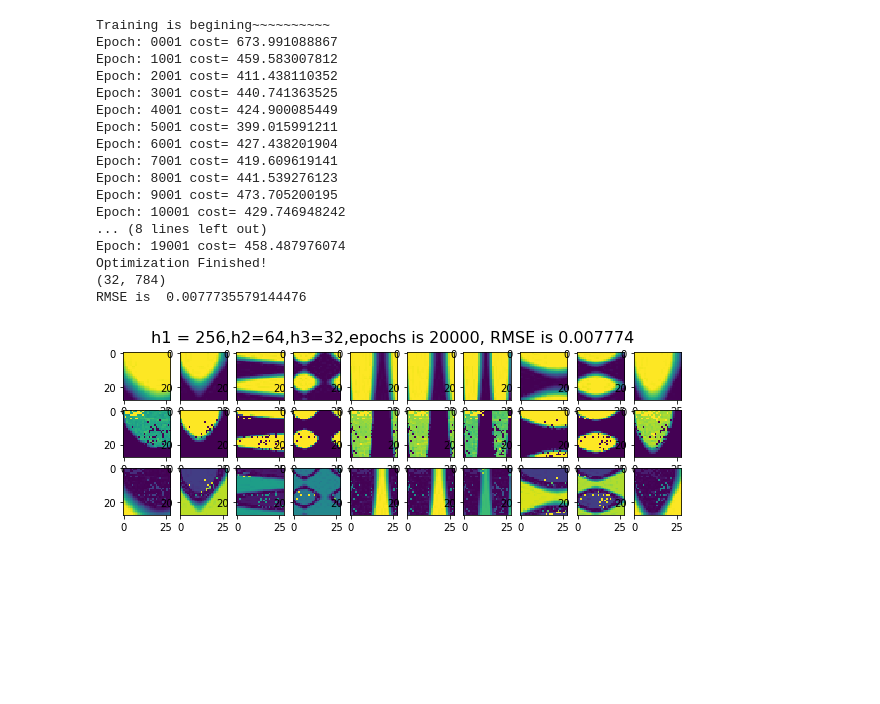
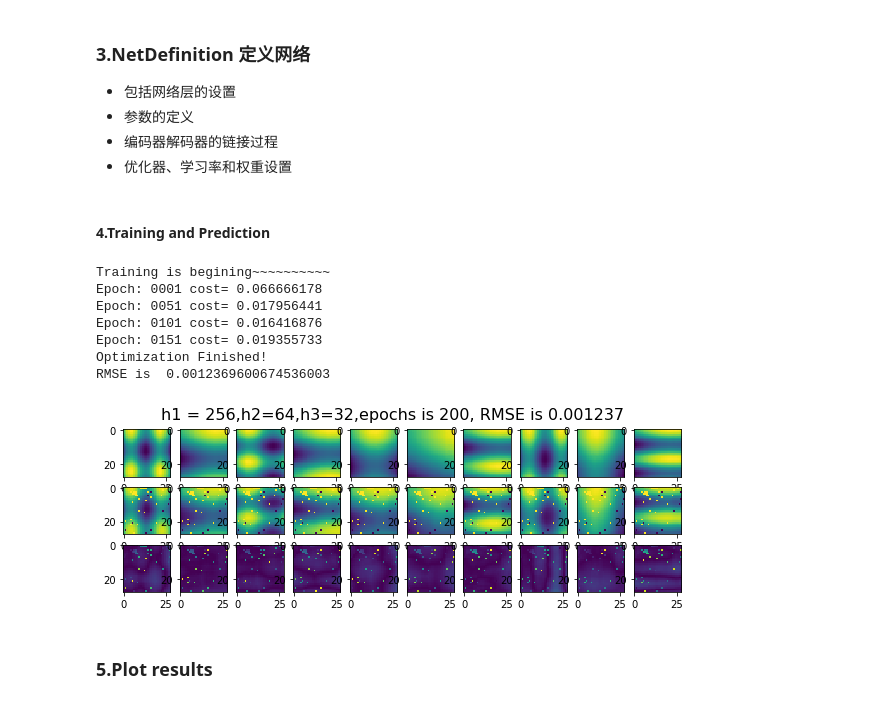
Before and after one commit to Tom-Ren/AutoEncoder, a Jupyter notebook: surfaceAE.ipynb, the cells around one changed output. Saved outputs shown, nothing was run; the diff lists cells and outputs as text; code cells hidden in the pictures; blank space fills up the shorter version.

```diff
--- a/surfaceAE.ipynb
+++ b/surfaceAE.ipynb
@@ -81,14 +85,15 @@ def read_and_decode(file_name,shuffle=True):
     img_input, label = iterator.get_next()
     return img_input,label
 # %%
-images_train, labels_train = read_and_decode('surface_train.tfrecords')
+#Display data, check the format and value region
+images_train, labels_train = read_and_decode('surface_train_60000.tfrecords')
 with tf.Session() as sess:
-    for i in range(3):
+    for i in range(2):
         imgs = sess.run(images_train)
 #        print(imgs.shape)
 #        plt.imshow(imgs[0].reshape((28,28)))
 #        break
-        f, a = plt.subplots(4, 8, figsize=(10, 3))
+        f, a = plt.subplots(4, 8, figsize=(15, 6))
         #f.suptitle('h1 = %d,h2=%d,h3=%d,epochs is %d, RMSE is %f'%(n_hidden_1,n_hidden_2,n_hidden_3,training_epochs,RMSE), fontsize=16)
         for i in range(8):
             a[0][i].imshow(np.reshape(imgs[4*i], (28, 28)))
@@ -99,4 +104,6 @@ with tf.Session() as sess:
         plt.show()
         print(imgs[i].reshape((28,28)).max())    #check the max value
         break
+
+#show some examples and get the max values
 # %% [output]
@@ -142,10 +151,16 @@ with tf.Session() as sess:
 '''
+# %% [markdown]
+### 3.NetDefinition 定义网络
+- 包括网络层的设置
+- 参数的定义
+- 编码器解码器的链接过程
+- 优化器、学习率和权重设置
 # %%
 #设置参数
 learning_rate = 0.01
-training_epochs = 20000
-batch_size = 256
-display_step = 1000
+training_epochs = 200
+batch_size = 256    #set in the reader_decoder
+display_step = 50
 examples_to_show = 10
 n_input = 784
 # %%
@@ -214,14 +231,19 @@ y_true = X
 # 定义代价函数和优化器
 current_iter = tf.Variable(0)    #设置优化器学习率衰减
 total_cost = []                  #画衰减曲线
-lr = tf.train.exponential_decay(learning_rate,current_iter,training_epochs,0.997)
+lr = tf.train.exponential_decay(learning_rate,current_iter,training_epochs,0.9) #for decay
 #lr = tf.train.polynomial_decay(learning_rate,current_iter,training_epochs,0.99)
 #lr_decay https://blog.csdn.net/akadiao/article/details/79560731
 #lr_decay https://zhuanlan.zhihu.com/p/32923584
 #lr_decay https://www.e-learn.cn/content/qita/736149
-cost = 784 * tf.reduce_mean(tf.pow(y_true - y_pred, 2)) #最小二乘法
+#cost = 784 * tf.reduce_mean(tf.pow(y_true - y_pred, 2)) #最小二乘法  match_1
 #cost = tf.pow(y_true - y_pred, 2)    #新的损失函数
-optimizer = tf.train.AdamOptimizer(lr).minimize(cost,current_iter)
+#optimizer = tf.train.AdamOptimizer(lr).minimize(cost,current_iter)   #match_1 lr_decay
+#origin:
+cost = tf.reduce_mean(tf.pow(y_true - y_pred, 2)) #最小二乘法
+optimizer = tf.train.AdamOptimizer(learning_rate).minimize(cost)
+# %% [markdown]
+#### 4.Training and Prediction
 # %%
 #with tf.Session(config=tf.ConfigProto(allow_soft_placement=True, log_device_placement=True)) as sess:
 with tf.Session() as sess:
@@ -240,11 +262,12 @@ with tf.Session() as sess:
     sess.run(init)
 
     # 首先计算总批数，保证每次循环训练集中的每个样本都参与训练，不同于批量训练
-    total_batch = int(1000/32) #总批数
-    images_train, labels_train = read_and_decode('surface_train.tfrecords')  #read .tfrecods into
+    total_batch = int(60000/256) #总批数
+    images_train, labels_train = read_and_decode('surface_train_60000.tfrecords',
+                                                 batch_size = 256)  #read .tfrecods into
     print('Training is begining~~~~~~~~~~')
     for epoch in range(training_epochs):  #training_epochs
-        current_iter +=1
+        #current_iter +=1    #change into if
         #print("Current learning rate is",lr.eval(session=sess))
         for i in range(total_batch):     #total batch of dataset
             batch_xs = sess.run(images_train)
@@ -254,9 +277,12 @@ with tf.Session() as sess:
             #break
             #batch_xs, batch_ys = mnist.train.next_batch(batch_size)  # max(x) = 1, min(x) = 0
             # Run optimization op (backprop) and cost op (to get loss value)
-            _, c = sess.run([optimizer, cost], feed_dict={X: batch_xs,keep_prob:0.5})
+            #_, c = sess.run([optimizer, cost], feed_dict={X: batch_xs,keep_prob:0.5})
+            _, c = sess.run([optimizer, cost], feed_dict={X: batch_xs})
         if epoch % display_step == 0:
             print("Epoch:", '%04d' % (epoch+1), "cost=", "{:.9f}".format(c))
+            #current_iter +=1
+            learning_rate *=.1
         total_cost.append(c)    #log cost change
     print("Optimization Finished!")
 
@@ -266,56 +292,48 @@ with tf.Session() as sess:
     #测试和计算结果，这里馈入数据十个
     batch_xs = sess.run(images_train)
     batch_xs = batch_xs.reshape((-1,784))
-    encode_decode = sess.run(y_pred, feed_dict={X: batch_xs,keep_prob:1})
-    print(encode_decode.shape)
+    #encode_decode = sess.run(y_pred, feed_dict={X: batch_xs,keep_prob:1})
+    encode_decode = sess.run(y_pred, feed_dict={X: batch_xs})
+    #print(encode_decode.shape)
     #计算均方根值
     ERR = 0    #图与图之间的整体误差
     for i in range(10):
         err_img = batch_xs[i]-encode_decode[i]
         #print('mnist',mnist.test.images[i].max())    #max is 1.0
         #print('endecoder',encode_decode[i].mean())
         #print('endecoder',encode_decode[i].max())
         #print('err_max',err_img.max())
         err_img = err_img**2
         err_sqrt = np.sqrt(err_img.sum()/n_input)
         #print("err is",err_sqrt)
 
         #计算总误差
         ERR = err_sqrt + ERR
         RMSE = ERR/(100*examples_to_show)
 
     print("RMSE is ",RMSE)    #计算平均RMES
 
 
 
     #选出十个指标用于显示
     f, a = plt.subplots(3, 10, figsize=(10, 3))
     f.suptitle('h1 = %d,h2=%d,h3=%d,epochs is %d, RMSE is %f'%(n_hidden_1,n_hidden_2,n_hidden_3,training_epochs,RMSE), fontsize=16)
     for i in range(examples_to_show):
         a[0][i].imshow(np.reshape(batch_xs[i], (28, 28)))
         a[1][i].imshow(np.reshape(encode_decode[i], (28, 28)))
         a[2][i].imshow(np.reshape(np.abs((batch_xs[i]-encode_decode[i])),(28,28)))
+        print('PV values is',(batch_xs[i]-encode_decode[i]).max())
     plt.savefig("%d_%d_%d_001_%d_RMSE.png"%(n_hidden_1,n_hidden_2,n_hidden_3,training_epochs))    #要在show前调用
     plt.show()
 # %% [output]
 Training is begining~~~~~~~~~~
-Epoch: 0001 cost= 673.991088867
-Epoch: 1001 cost= 459.583007812
-Epoch: 2001 cost= 411.438110352
-Epoch: 3001 cost= 440.741363525
-Epoch: 4001 cost= 424.900085449
-Epoch: 5001 cost= 399.015991211
-Epoch: 6001 cost= 427.438201904
-Epoch: 7001 cost= 419.609619141
-Epoch: 8001 cost= 441.539276123
-Epoch: 9001 cost= 473.705200195
-Epoch: 10001 cost= 429.746948242
-... (8 lines left out)
-Epoch: 19001 cost= 458.487976074
+Epoch: 0001 cost= 0.066666178
+Epoch: 0051 cost= 0.017956441
+Epoch: 0101 cost= 0.016416876
+Epoch: 0151 cost= 0.019355733
 Optimization Finished!
-(32, 784)
-RMSE is  0.0077735579144476
+RMSE is  0.0012369600674536003
-[figure, old version]
+[figure, new version]
 # %%
 #prediction  need a new session
 '''    ####################################################################################
@@ -353,6 +371,8 @@ RMSE is  0.0077735579144476
     plt.savefig("%d_%d_%d_001_%d_RMSE.png"%(n_hidden_1,n_hidden_2,n_hidden_3,training_epochs))    #要在show前调用
     plt.show()
 '''
+# %% [markdown]
+### 5.Plot results
 # %%
 plt.plot(total_cost)
 plt.title('AutoEncoder Cost Change')
```
Also changed, not shown: parts of 7 cells of this notebook.
